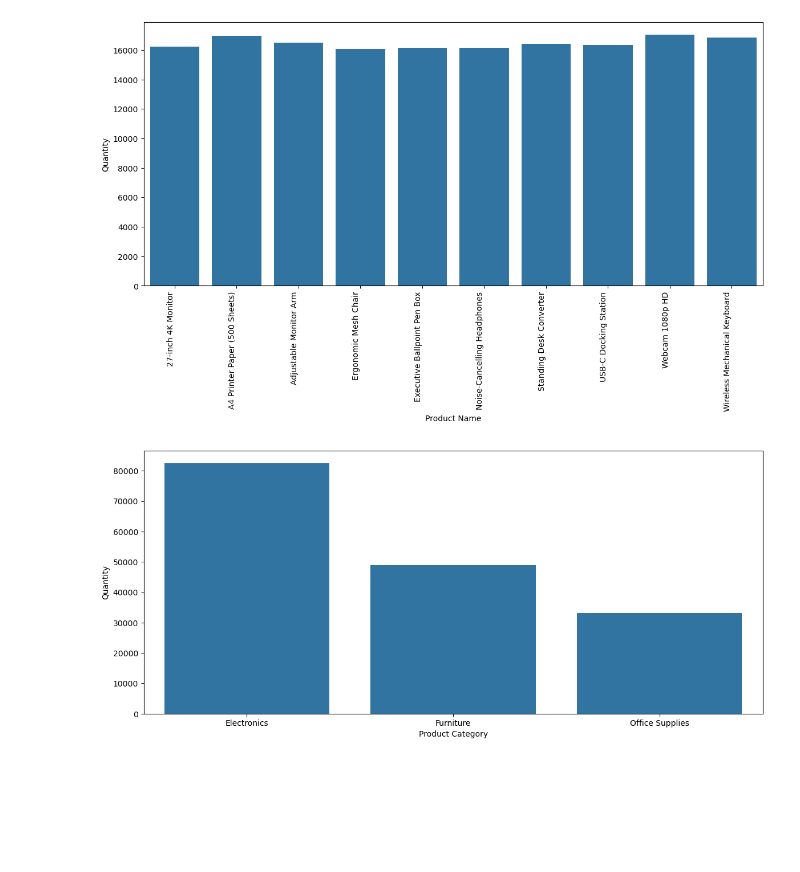
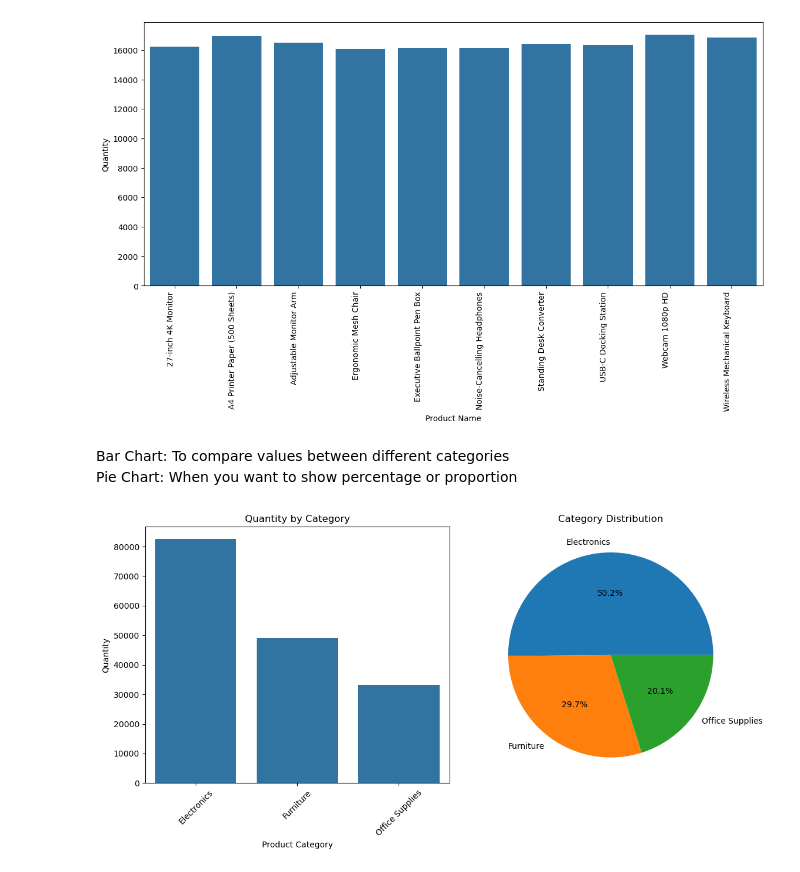
Before and after one commit to haadiabatool/SalesDataForAnalysis, a Jupyter notebook: salesDataClean&visualize.ipynb, the cells around one changed output. Saved outputs shown, nothing was run; the diff lists cells and outputs as text; code cells hidden in the pictures; blank space fills up the shorter version.

```diff
--- a/salesDataClean&visualize.ipynb
+++ b/salesDataClean&visualize.ipynb
@@ -187,10 +211,28 @@ plt.xticks(rotation=90,ha='right')
 plt.show()
 # %% [output]
 [figure]
+# %% [markdown]
+Bar Chart:
+To compare values between different categories<br>
+Pie Chart:
+When you want to show percentage or proportion<br>
 # %%
-plt.figure(figsize=(14,6))
 results=data_set.groupby('Product Category')['Quantity'].sum().reset_index()
-sns.barplot(x='Product Category',y='Quantity',data=results)
+price_count=data_set['Product Category'].value_counts()
+
+# Create Subplots(1 row, 2 columns)
+fig, ax=plt.subplots(1,2,figsize=(12,6))
+
+# --------------BAr Plot-------------------
+sns.barplot(x='Product Category',y='Quantity',data=results,ax=ax[0])
+ax[0].set_title('Quantity by Category')
+ax[0].tick_params(axis='x',rotation=45)
+
+# ---------------Pie Chart-----------------
+ax[1].pie(price_count,labels=price_count.index,autopct='%1.1f%%')
+ax[1].set_title('Category Distribution')
+
+plt.tight_layout()
 plt.show()
 # %% [output]
-[figure, old version]
+[figure, new version]
```
Also changed, not shown: parts of 9 cells of this notebook.
